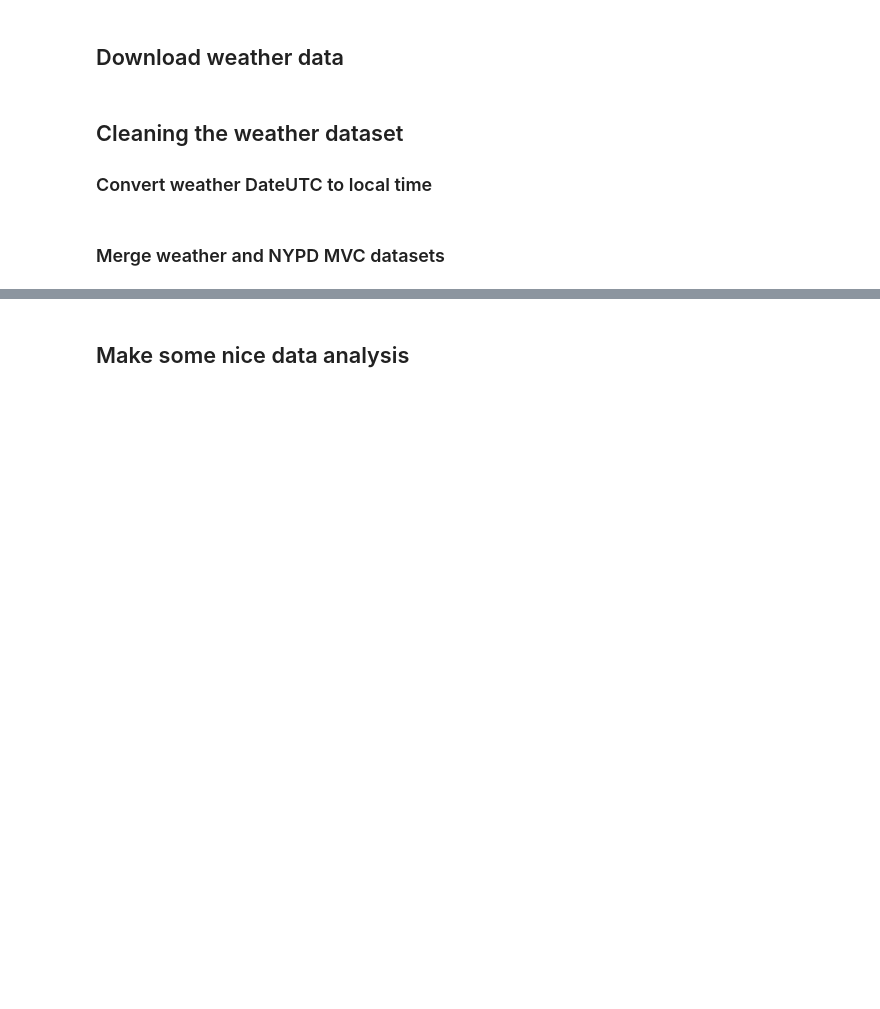
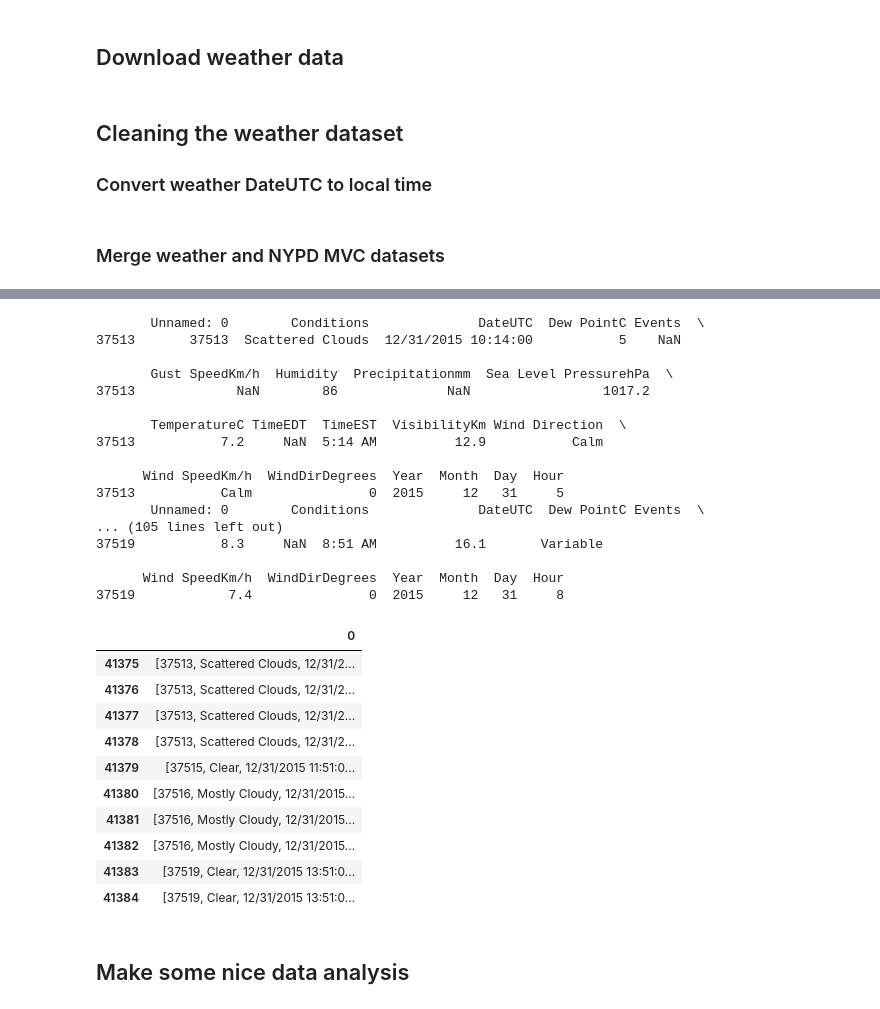
Before and after one commit to masve/saav-deliveries, a Jupyter notebook: project/Weather Data.ipynb, the cells around one changed output, grey strips where cells are left out. Drawn from its saved outputs; the diff is of its cells as text; code cells hidden in the pictures; blank space fills up the shorter version.

Commit message:
Weather hejs

```diff
--- a/project/Weather Data.ipynb
+++ b/project/Weather Data.ipynb
@@ -81,18 +86,32 @@ def merge_weather(incident):
     time = incident.TIME
 
     w = lookup_weather(date, time)
+    #[unnamed, condition, dateUTC, Dew, Events, Gust, Humidity,Precipitationmm,Sea_Level_PressurehPa, TemperatureC] = w.values[0]
 
 
-    s = pd.Series([w['Conditions'], w['Dew PointC'], w['Events'], \
-                   w['Gust SpeedKm/h'], w['Precipitationmm'], w['TemperatureC'], \
-                   w['TemperatureC'], w['VisibilityKm'], w['Wind SpeedKm/h'], w['WindDirDegrees']])
-    s.columns = features
+    try:
+        #print w
+        #s = pd.Series([w['Conditions'].iloc[0], w['Dew PointC'].iloc[0], w['Events'].iloc[0], \
+        #           w['Gust SpeedKm/h'].iloc[0], w['Precipitationmm'].iloc[0], w['TemperatureC'].iloc[0], \
+        #           w['TemperatureC'].iloc[0], w['VisibilityKm'].iloc[0], w['Wind SpeedKm/h'].iloc[0], w['WindDirDegrees'].iloc[0]])
+        s = pd.Series([w.values[0]])
+        #s.columns = features
+        return s
+    except:
+        print date
+        print time
+        #s = pd.Series([None,None,None,None,None,None,None,None,None,None])
+        s = pd.Series([])
+        #s.columns = features
+        return s
 
-    return s
+
+
 
 #lookup_weather2(2016, 2, 14, 7)
-lookup_weather('01/27/2015', '3:27')
+#lookup_weather('03/14/2016', '3:27').values[0]
+#[unnamed, condition, dateUTC, Dew, Events, Gust, Humidity,Precipitationmm,Sea_Level_PressurehPa, TemperatureC] = lookup_weather('01/27/2016', '3:27').values[0]
 # %%
-incidents[features] = incidents.apply(merge_weather, axis=1)
+incidents[features] = incidents[incidents.DATE.str.split('/').str.get(2) != '2016'].apply(merge_weather, axis=1)
 incidents.head()
 incidents.to_csv('datasets/NYPD_Motor_Vehicle_Collisions_weather.csv', sep=',')
@@ -99,3 +136,34 @@ incidents.to_csv('datasets/NYPD_Motor_Vehicle_Collisions_weather.csv', sep=',')
+# %%
+ incidents[incidents.DATE.str.split('/').str.get(2) != '2016'].head(10).apply(merge_weather, axis=1)
+# %% [output]
+       Unnamed: 0        Conditions              DateUTC  Dew PointC Events  \
+37513       37513  Scattered Clouds  12/31/2015 10:14:00           5    NaN
+
+       Gust SpeedKm/h  Humidity  Precipitationmm  Sea Level PressurehPa  \
+37513             NaN        86              NaN                 1017.2
+
+       TemperatureC TimeEDT  TimeEST  VisibilityKm Wind Direction  \
+37513           7.2     NaN  5:14 AM          12.9           Calm
+
+      Wind SpeedKm/h  WindDirDegrees  Year  Month  Day  Hour
+37513           Calm               0  2015     12   31     5
+       Unnamed: 0        Conditions              DateUTC  Dew PointC Events  \
+... (105 lines left out)
+37519           8.3     NaN  8:51 AM          16.1       Variable
+
+      Wind SpeedKm/h  WindDirDegrees  Year  Month  Day  Hour
+37519            7.4               0  2015     12   31     8
+|  | 0 |
+| 41375 | [37513, Scattered Clouds, 12/31/2... |
+| 41376 | [37513, Scattered Clouds, 12/31/2... |
+| 41377 | [37513, Scattered Clouds, 12/31/2... |
+| 41378 | [37513, Scattered Clouds, 12/31/2... |
+| 41379 | [37515, Clear, 12/31/2015 11:51:0... |
+| 41380 | [37516, Mostly Cloudy, 12/31/2015... |
+| 41381 | [37516, Mostly Cloudy, 12/31/2015... |
+| 41382 | [37516, Mostly Cloudy, 12/31/2015... |
+| 41383 | [37519, Clear, 12/31/2015 13:51:0... |
+| 41384 | [37519, Clear, 12/31/2015 13:51:0... |
 # %% [markdown]
 ## Make some nice data analysis
 # %%
```
Also changed, not shown: parts of 3 cells of this notebook.
